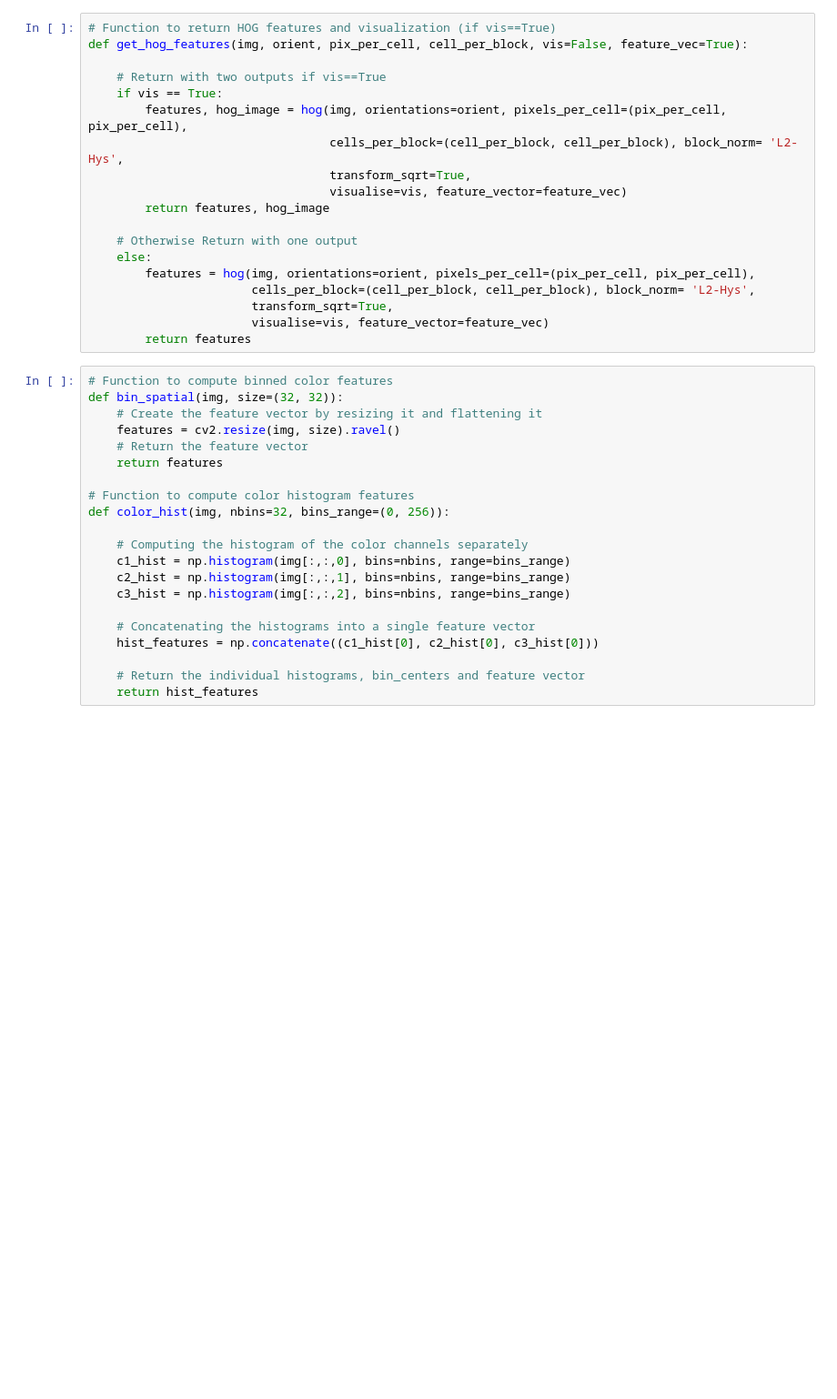
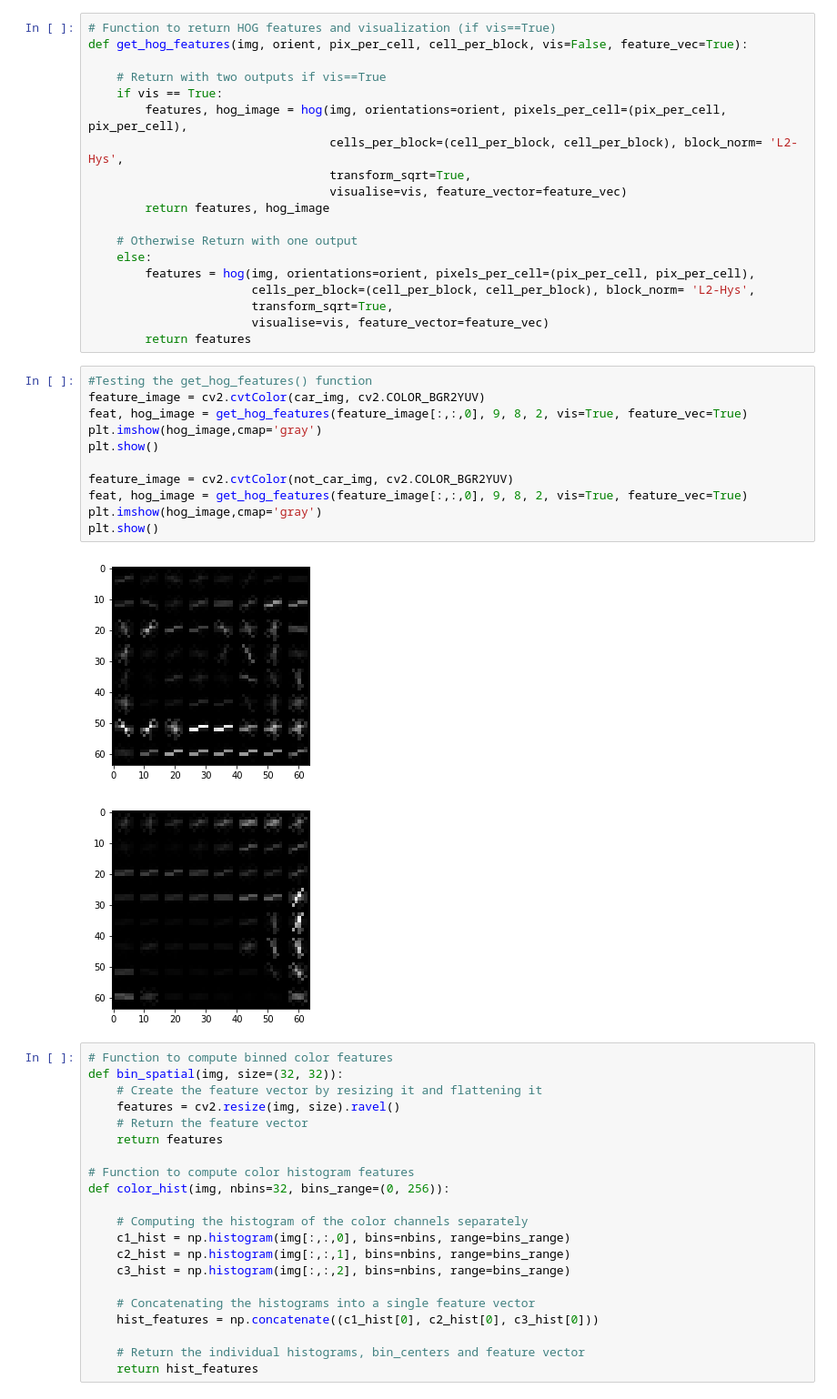
Before and after one commit to navinrahim/CarND-Vehicle-Detection, a Jupyter notebook: car_detection_main.ipynb, the cells around one changed output. Shown at 91% size. Drawn from its saved outputs; the diff is of its cells as text; blank space fills up the shorter version.

```diff
--- a/car_detection_main.ipynb
+++ b/car_detection_main.ipynb
@@ -64,6 +64,20 @@ def get_hog_features(img, orient, pix_per_cell, cell_per_block, vis=False, featu
                        transform_sqrt=True,
                        visualise=vis, feature_vector=feature_vec)
         return features
+# %%
+#Testing the get_hog_features() function
+feature_image = cv2.cvtColor(car_img, cv2.COLOR_BGR2YUV)
+feat, hog_image = get_hog_features(feature_image[:,:,0], 9, 8, 2, vis=True, feature_vec=True)
+plt.imshow(hog_image,cmap='gray')
+plt.show()
+
+feature_image = cv2.cvtColor(not_car_img, cv2.COLOR_BGR2YUV)
+feat, hog_image = get_hog_features(feature_image[:,:,0], 9, 8, 2, vis=True, feature_vec=True)
+plt.imshow(hog_image,cmap='gray')
+plt.show()
+# %% [output]
+[figure, added]
+[figure, added]
 # %%
 # Function to compute binned color features
 def bin_spatial(img, size=(32, 32)):
```
Also changed, not shown: parts of 24 cells of this notebook, 22 other files.
